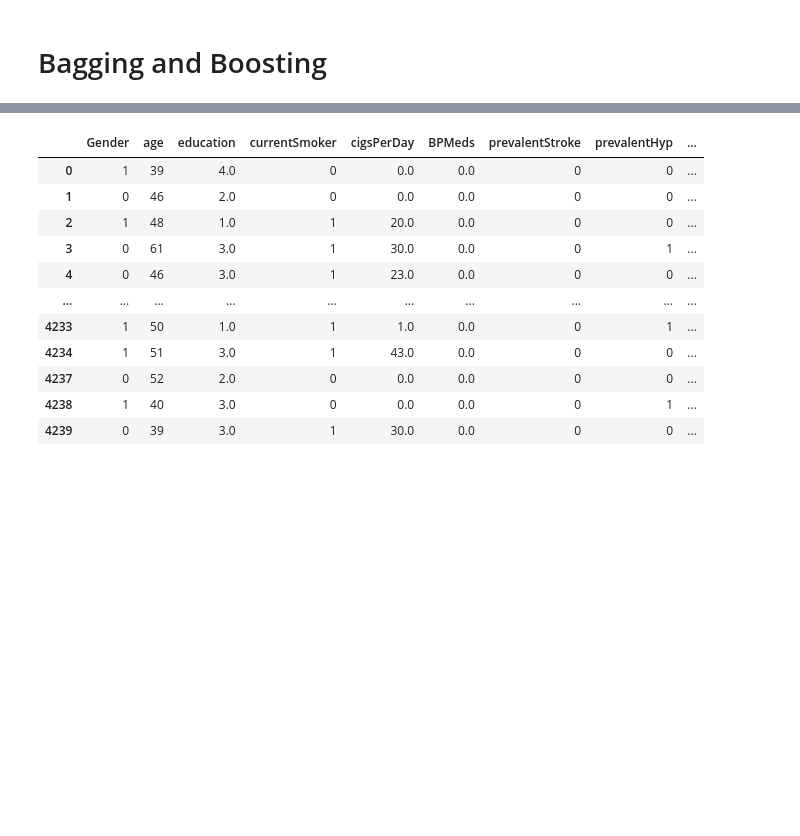
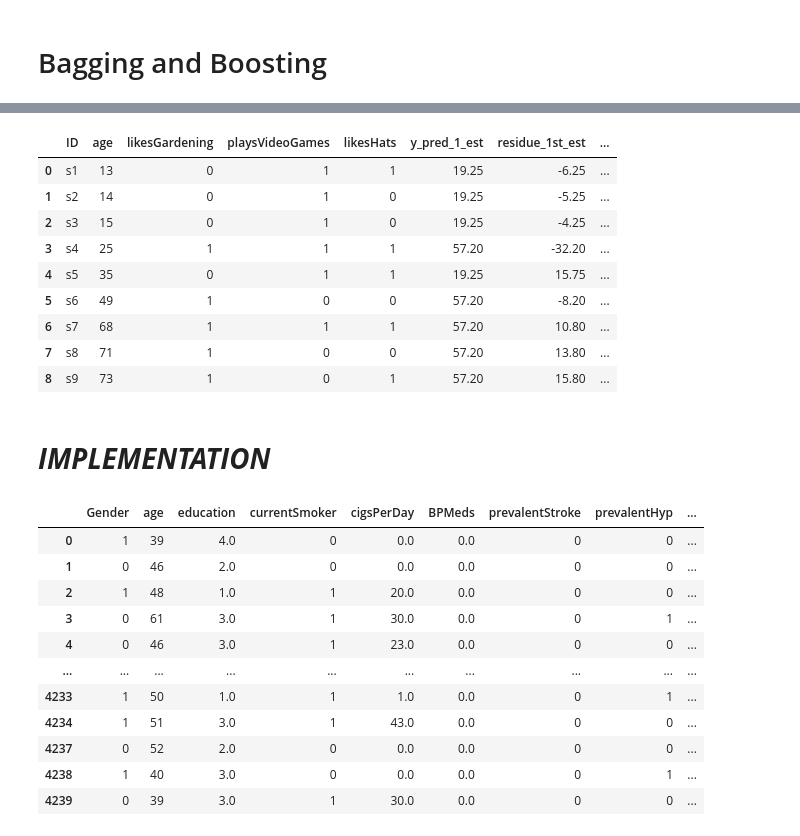
Before and after one commit to pratikasarkar/Supervised-Learning---Classification, a Jupyter notebook: Complete_Classification_Guide_By_Pratik_Asarkar.ipynb, the cells around one changed output, grey strips where cells are left out. Drawn from its saved outputs; the diff is of its cells as text; code cells hidden in the pictures; blank space fills up the shorter version.

```diff
--- a/Complete_Classification_Guide_By_Pratik_Asarkar.ipynb
+++ b/Complete_Classification_Guide_By_Pratik_Asarkar.ipynb
@@ -1500,0 +1519,6 @@ For Adaboost regressor, we take the weighted average of the predicted values of
+# %%
+  df_gb = pd.DataFrame({'ID' : ['s1','s2','s3','s4','s5','s6','s7','s8','s9'],
+                'age' : [13,14,15,25,35,49,68,71,73],
+                'likesGardening' :[0,0,0,1,0,1,1,1,1],
+                'playsVideoGames' :[1,1,1,1,1,0,1,0,0],
+                'likesHats' :[1,0,0,1,1,0,1,0,1]})
@@ -1500,0 +1563,4 @@ For Adaboost regressor, we take the weighted average of the predicted values of
+# %%
+df_gb['y_pred_1_est'] = [19.25,19.25,19.25,57.2,19.25,57.2,57.2,57.2,57.2]
+df_gb['residue_1st_est'] = df_gb['age'] - df_gb['y_pred_1_est']
+df_gb
@@ -1501,3 +1599,21 @@ For Adaboost regressor, we take the weighted average of the predicted values of
+# %%
+df_gb['y_pred_2_est'] = [-3.58,-3.58,-3.58,-3.58,-3.58,7.12,-3.58,7.12,7.12]
+df_gb['ensemble_pred_1_2'] = df_gb['y_pred_1_est'] + df_gb['y_pred_2_est']
+df_gb['residue_2nd_est'] = df_gb['age'] - df_gb['ensemble_pred_1_2']
+df_gb
+# %% [output]
+|  | ID | age | likesGardening | playsVideoGames | likesHats | y_pred_1_est | residue_1st_est | ... |
+| 0 | s1 | 13 | 0 | 1 | 1 | 19.25 | -6.25 | ... |
+| 1 | s2 | 14 | 0 | 1 | 0 | 19.25 | -5.25 | ... |
+| 2 | s3 | 15 | 0 | 1 | 0 | 19.25 | -4.25 | ... |
+| 3 | s4 | 25 | 1 | 1 | 1 | 57.20 | -32.20 | ... |
+| 4 | s5 | 35 | 0 | 1 | 1 | 19.25 | 15.75 | ... |
+| 5 | s6 | 49 | 1 | 0 | 0 | 57.20 | -8.20 | ... |
+| 6 | s7 | 68 | 1 | 1 | 1 | 57.20 | 10.80 | ... |
+| 7 | s8 | 71 | 1 | 0 | 0 | 57.20 | 13.80 | ... |
+| 8 | s9 | 73 | 1 | 0 | 1 | 57.20 | 15.80 | ... |
+# %% [markdown]
+# ***IMPLEMENTATION***
 # %%
 df2
 # %% [output]
```
Also changed, not shown: parts of 18 cells of this notebook.
